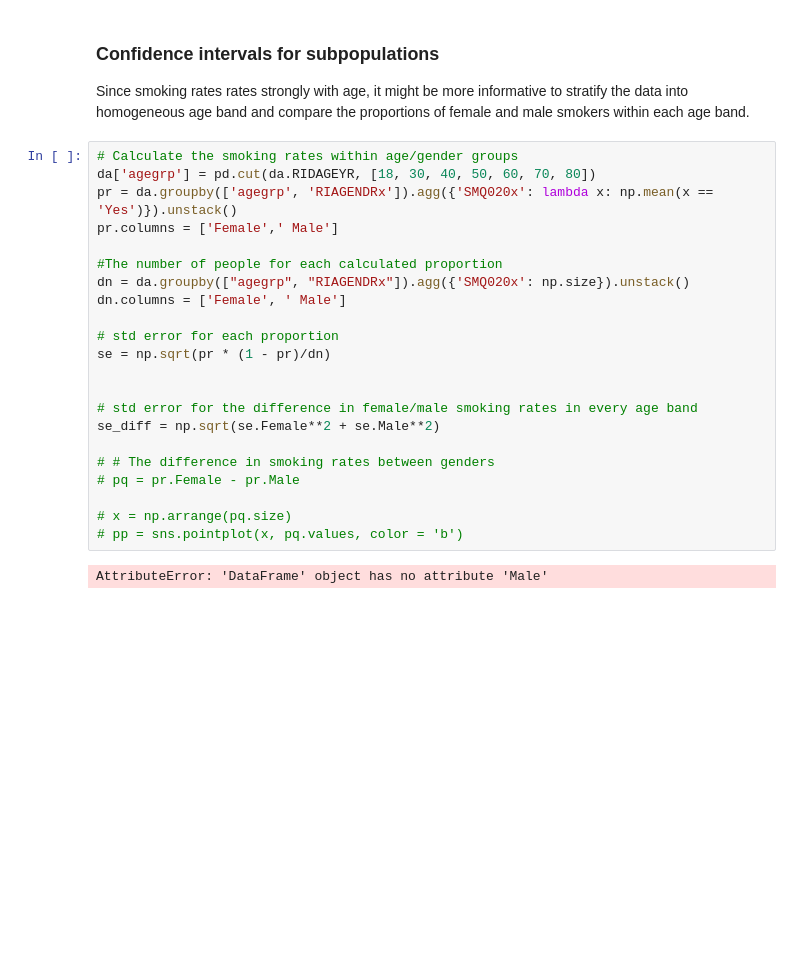
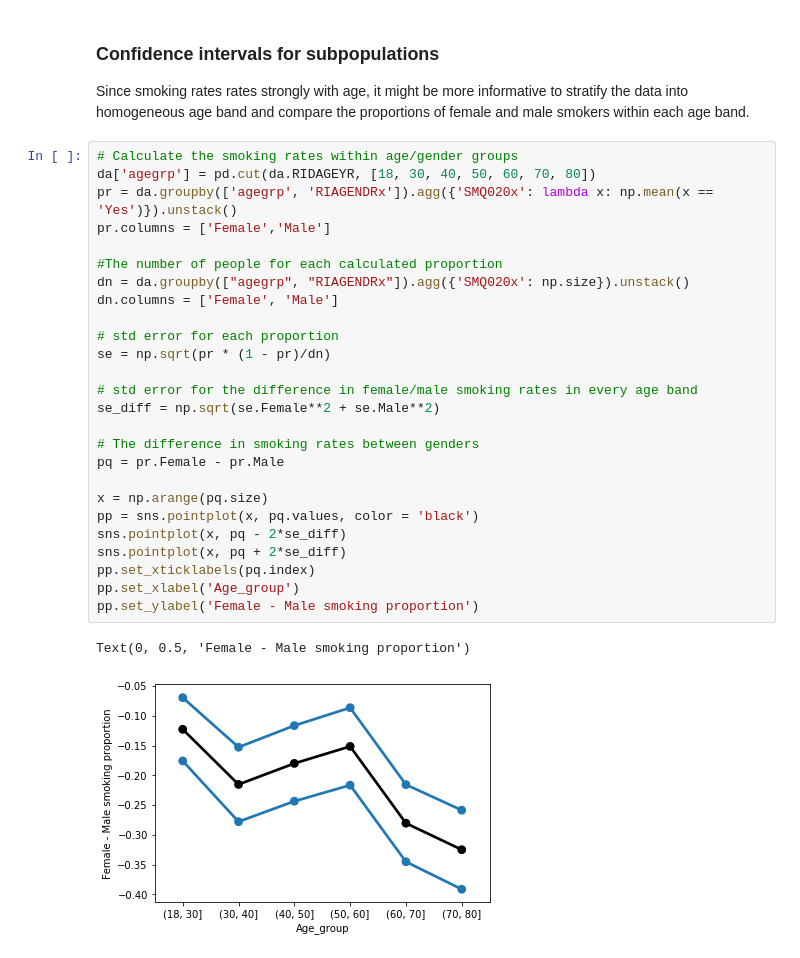
Before and after one commit to JiatianWang/Statistics-, a Jupyter notebook: Statistical Inference.ipynb, the cells around one changed output. Drawn from its saved outputs; the diff is of its cells as text; blank space fills up the shorter version.

```diff
--- a/Statistical Inference.ipynb
+++ b/Statistical Inference.ipynb
@@ -202,24 +202,29 @@ Since smoking rates rates strongly with age, it might be more informative to str
 # %%
 # Calculate the smoking rates within age/gender groups
 da['agegrp'] = pd.cut(da.RIDAGEYR, [18, 30, 40, 50, 60, 70, 80])
 pr = da.groupby(['agegrp', 'RIAGENDRx']).agg({'SMQ020x': lambda x: np.mean(x == 'Yes')}).unstack()
-pr.columns = ['Female',' Male']
+pr.columns = ['Female','Male']
 
 #The number of people for each calculated proportion
 dn = da.groupby(["agegrp", "RIAGENDRx"]).agg({'SMQ020x': np.size}).unstack()
-dn.columns = ['Female', ' Male']
+dn.columns = ['Female', 'Male']
 
 # std error for each proportion
 se = np.sqrt(pr * (1 - pr)/dn)
 
-
 # std error for the difference in female/male smoking rates in every age band
 se_diff = np.sqrt(se.Female**2 + se.Male**2)
 
-# # The difference in smoking rates between genders
-# pq = pr.Female - pr.Male
+# The difference in smoking rates between genders
+pq = pr.Female - pr.Male
 
-# x = np.arrange(pq.size)
-# pp = sns.pointplot(x, pq.values, color = 'b')
+x = np.arange(pq.size)
+pp = sns.pointplot(x, pq.values, color = 'black')
+sns.pointplot(x, pq - 2*se_diff)
+sns.pointplot(x, pq + 2*se_diff)
+pp.set_xticklabels(pq.index)
+pp.set_xlabel('Age_group')
+pp.set_ylabel('Female - Male smoking proportion')
 # %% [output]
-AttributeError: 'DataFrame' object has no attribute 'Male'
+Text(0, 0.5, 'Female - Male smoking proportion')
+[figure, added]
```
Also changed, not shown: parts of 13 cells of this notebook.
